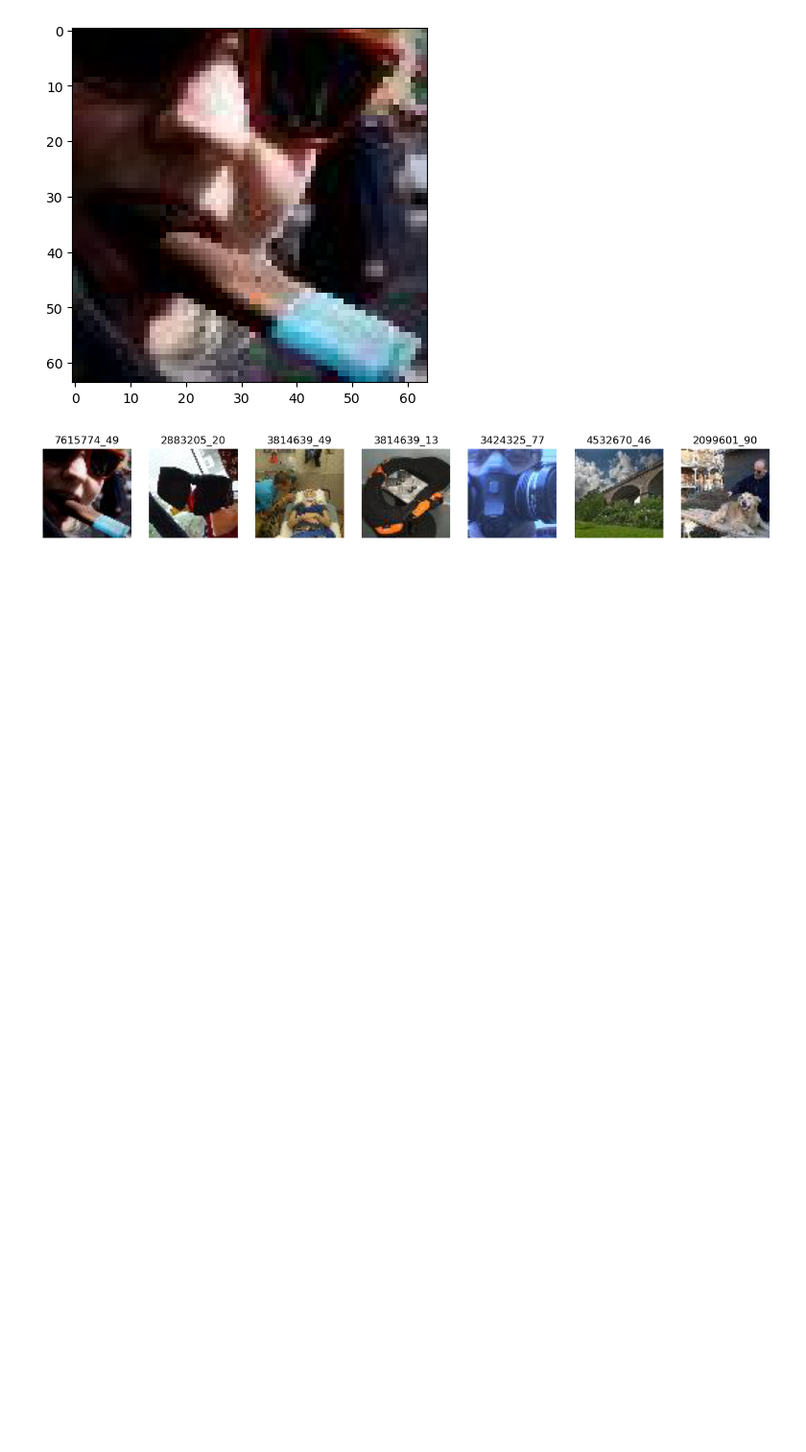
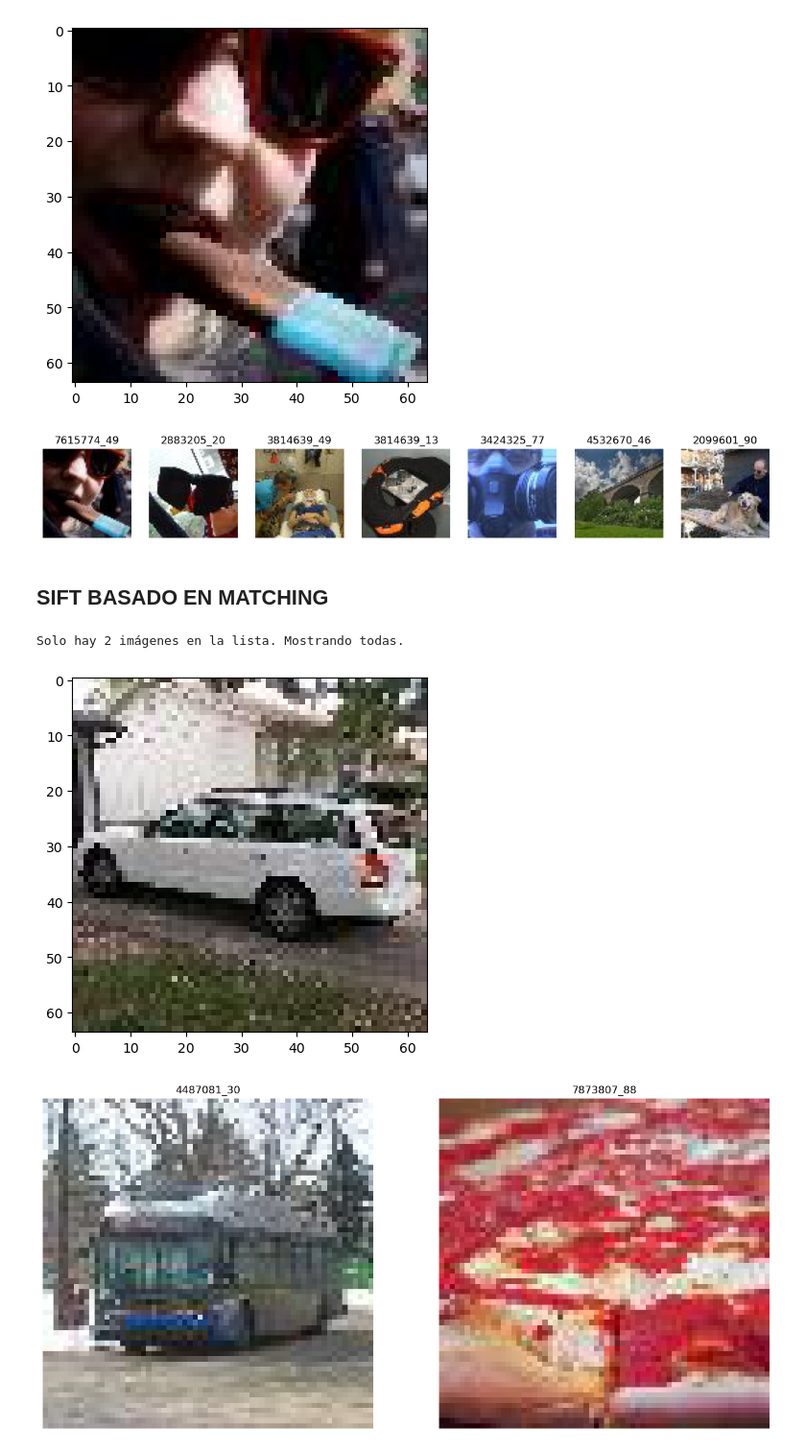
Before and after one commit to MrGG14/CBIR, a Jupyter notebook: CBIR_SIFT.ipynb, the cells around one changed output. Shown at 96% size. Drawn from its saved outputs; the diff is of its cells as text; code cells hidden in the pictures; blank space fills up the shorter version.

```diff
--- a/CBIR_SIFT.ipynb
+++ b/CBIR_SIFT.ipynb
@@ -198,3 +198,39 @@ display_n_similar(sorted_indexes, 7)
 # %% [output]
 [figure]
 [figure]
+# %% [markdown]
+## SIFT BASADO EN MATCHING
+# %%
+sift = cv2.SIFT_create()
+descriptors_train = descriptors[:, 2:]
+
+# Crear un objeto Brute-Force Matcher
+bf = cv2.BFMatcher()
+
+# Definir la imagen de consulta y extraer sus descriptores SIFT
+new_img = cv2.cvtColor(cv2.imread('./dataset/test/coches-/n02814533_189.JPEG'), cv2.COLOR_BGR2RGB)
+query_keypoints, query_descriptors = sift.detectAndCompute(new_img, mask=None)
+descriptors_train = descriptors_train.astype(np.float32)
+
+
+# Realizar la búsqueda de coincidencias entre la imagen de consulta y la base de datos
+matches = bf.knnMatch(query_descriptors, descriptors_train, k=2)
+
+# Filtrar las coincidencias con un umbral Lowe's ratio
+good_matches = []
+for m, n in matches:
+    if m.distance < 0.85 * n.distance:
+        good_matches.append(m)
+
+pos = [m.trainIdx for m in good_matches]
+ids = []
+for idx in pos:
+        carpeta = str(int(descriptors[idx,0]))
+        num_img = str(int(descriptors[idx,1]))
+        ids.append((carpeta, num_img))
+plt.imshow(new_img)
+display_n_similar(ids, 5)
+# %% [output]
+Solo hay 2 imágenes en la lista. Mostrando todas.
+[figure, added]
+[figure, added]
```
Also changed, not shown: parts of 4 cells of this notebook.
